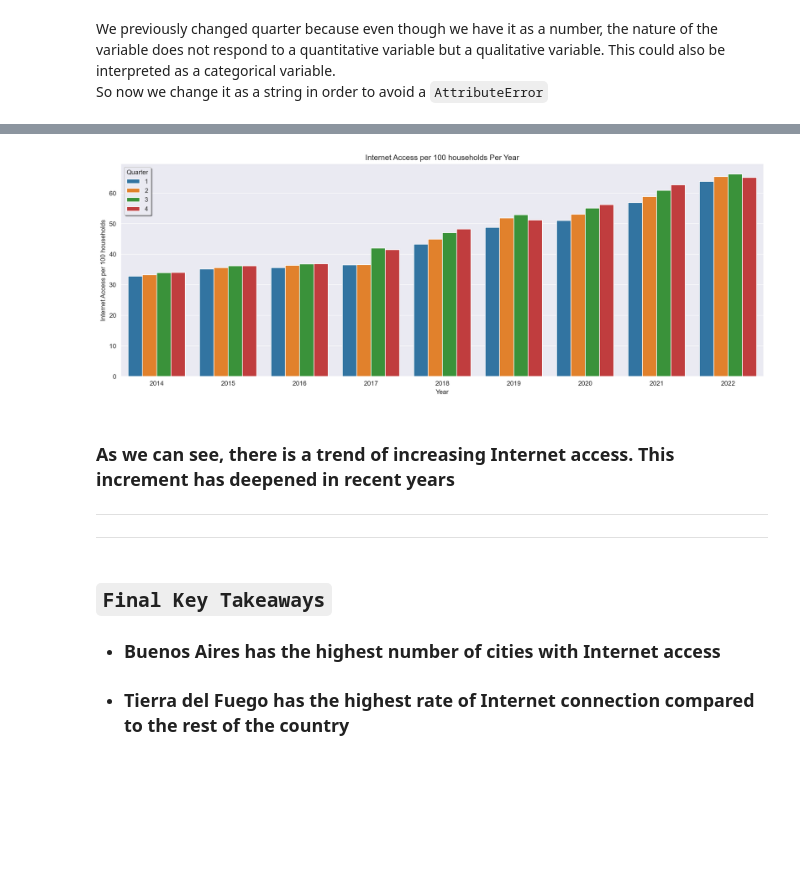
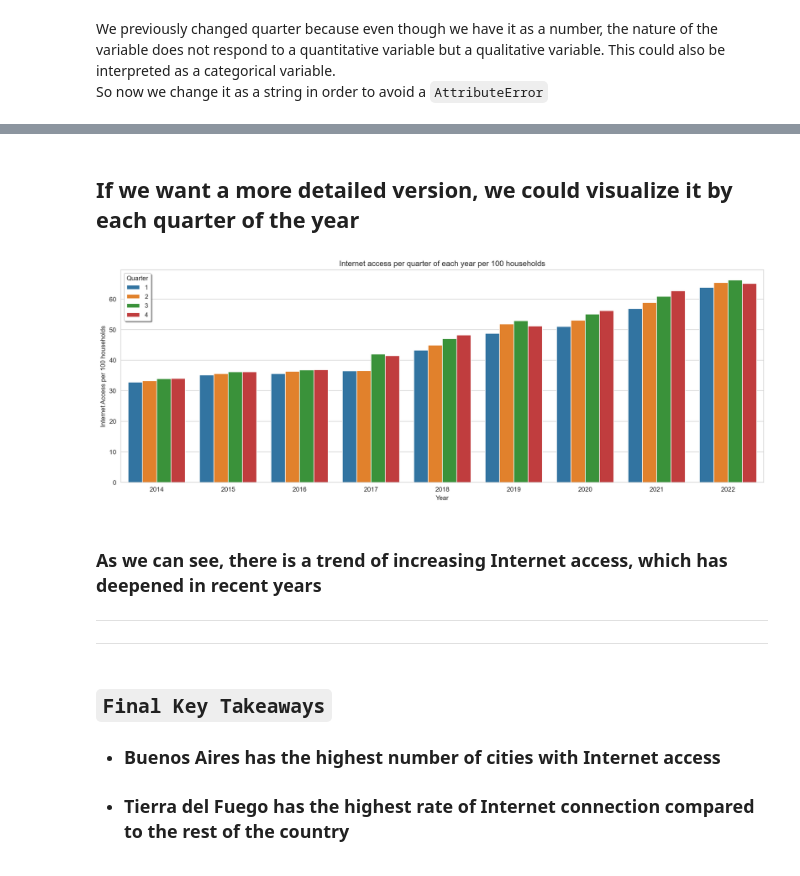
Before and after one commit to PatoMarzi/InternetAccess, a Jupyter notebook: EDAs/Internet_Connections_By_City.ipynb, the cells around one changed output, grey strips where cells are left out. Cells and saved outputs as stored; diff of their text form; code cells hidden in the pictures; blank space fills up the shorter version.

```diff
--- a/EDAs/Internet_Connections_By_City.ipynb
+++ b/EDAs/Internet_Connections_By_City.ipynb
@@ -427,3 +429,12 @@ df2['Quarter'] = df2['Quarter'].astype('string')
 # %% [markdown]
 We previously changed quarter because even though we have it as a number, the nature of the variable does not respond to a quantitative variable but a qualitative variable. This could also be interpreted as a categorical variable. <br>
 So now we change it as a string in order to avoid a `AttributeError`
+# %%
+sns.set_style('whitegrid')
+plt.figure(figsize = (14, 10))
+sns.lineplot(data = df2, x = 'Year', y = 'Access per 100 households', marker = 'o', errorbar = None,alpha = 1)
+plt.title('Internet Access per 100 households Per Year')
+plt.xlabel('Year')
+plt.ylabel('Internet Access per 100 households')
+plt.grid(which='minor')
+plt.show()
@@ -430,15 +447,17 @@ So now we change it as a string in order to avoid a `AttributeError`
+# %% [markdown]
+## If we want a more detailed version, we could visualize it by each quarter of the year
 # %%
 plt.figure(figsize = (18, 6), dpi = 200.0)
 sns.barplot(df2, x =  'Year', y = 'Access per 100 households', hue = 'Quarter', errorbar = None)
 plt.legend(title = 'Quarter', shadow = True, loc = 'best')
 plt.ylabel('Internet Access per 100 households')
 plt.xlabel('Year')
-plt.title('Internet Access per 100 households Per Year')
+plt.title('Internet access per quarter of each year per 100 households')
 plt.show()
 # %% [output]
-[figure, old version]
+[figure, new version]
 # %% [markdown]
-### As we can see, there is a trend of increasing Internet access. This increment has deepened in recent years
+### As we can see, there is a trend of increasing Internet access, which has deepened in recent years
 ___
 ___
 # %% [markdown]
```
Also changed, not shown: parts of 5 cells of this notebook.
